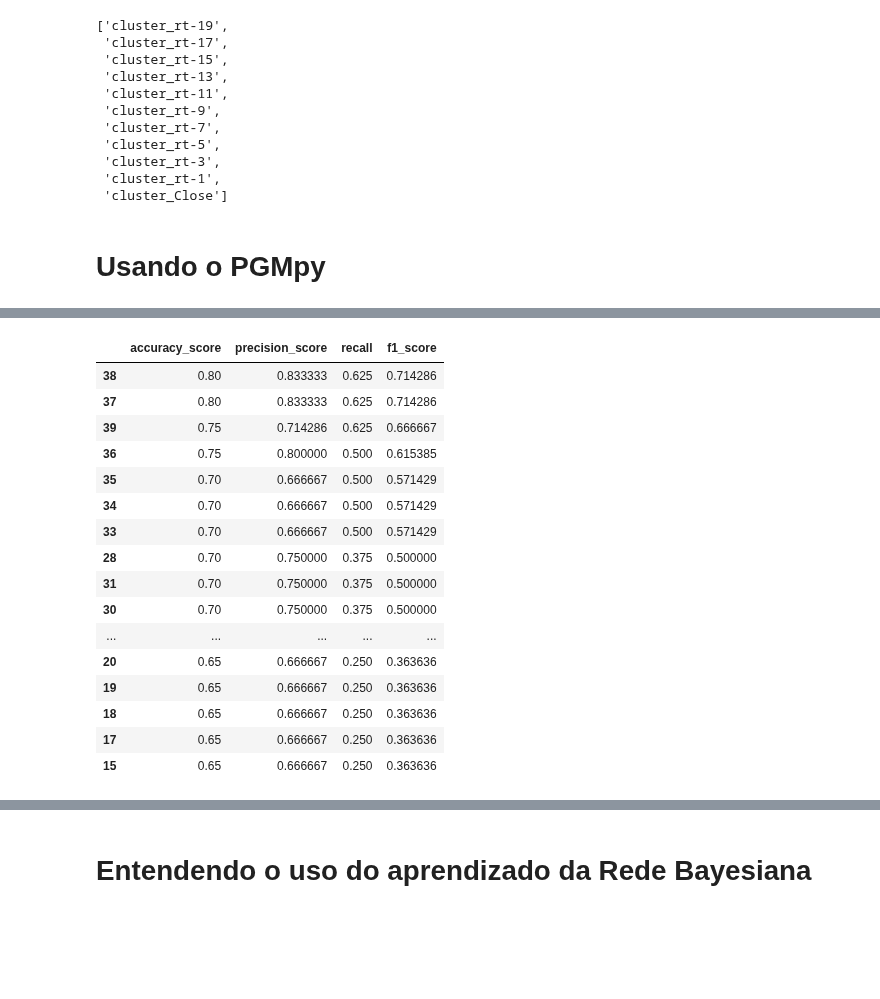
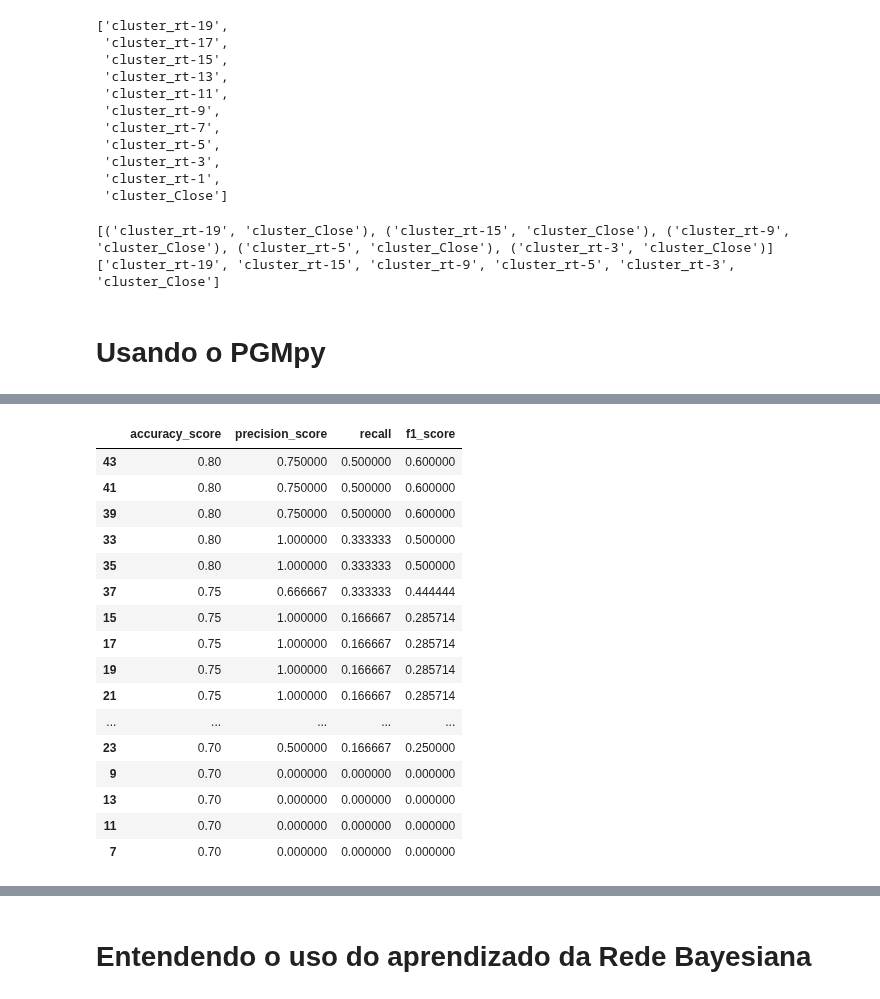
Before and after one commit to cafe-com-analytics/stock_market_index_daily_direction, a Jupyter notebook: notebooks/01_ibovespa_using_pomegranate_pgmpy.ipynb, the cells around one changed output, grey strips where cells are left out. Saved outputs shown, nothing was run; the diff lists cells and outputs as text; code cells hidden in the pictures; blank space fills up the shorter version.

```diff
--- a/notebooks/01_ibovespa_using_pomegranate_pgmpy.ipynb
+++ b/notebooks/01_ibovespa_using_pomegranate_pgmpy.ipynb
@@ -190,7 +230,7 @@ Constraint Graph
 # %%
 ntest = 20
 # %%
-for days_before in np.arange(20, 100, 2):
+for days_before in np.arange(7, 45, 2):
     model = BayesianNetwork.from_samples(
         df_clustered[-days_before-ntest:-ntest], algorithm='exact', state_names=lst_cluster, reduce_dataset=False, n_jobs=-1,
         constraint_graph=a
@@ -209,7 +272,7 @@ X_pred = []
 X_real = df_clustered[-ntest:]
 metrics = {}
 
-for cont in np.arange(11, 60, 2):
+for cont in np.arange(7, 45, 2):
     X_train = df_clustered[-ntest-cont:-ntest].copy()
     X_test = df_clustered[-ntest:].copy()
     X_test.iloc[:, -1] = None
@@ -318,6 +386,6 @@ KeyError: 'accuracy_score'
 # %%
 ntest = 20
-h = np.arange(10, 60, 2)
+h = np.arange(7, 45, 2)
 ntotal = df.shape[0]
 X_predict = []
 X_real = df_clustered[-ntest:]
@@ -401,6 +496,25 @@ X_train.columns.tolist()
  'cluster_rt-3',
  'cluster_rt-1',
  'cluster_Close']
+# %%
+lst_nodes = [
+'cluster_rt-19',
+'cluster_rt-15',
+'cluster_rt-9',
+'cluster_rt-5',
+'cluster_rt-3'
+]
+
+lst_pair_nodes = [(item , 'cluster_Close') for item in lst_nodes]
+print(lst_pair_nodes)
+# [('cluster_rt-15', 'cluster_Close'), ('cluster_rt-13', 'cluster_Close'), ('cluster_rt-9', 'cluster_Close'), ('cluster_rt-7', 'cluster_Close')]
+
+lst_nodes_close = lst_nodes.copy()
+lst_nodes_close.append('cluster_Close')
+print(lst_nodes_close)
+# %% [output]
+[('cluster_rt-19', 'cluster_Close'), ('cluster_rt-15', 'cluster_Close'), ('cluster_rt-9', 'cluster_Close'), ('cluster_rt-5', 'cluster_Close'), ('cluster_rt-3', 'cluster_Close')]
+['cluster_rt-19', 'cluster_rt-15', 'cluster_rt-9', 'cluster_rt-5', 'cluster_rt-3', 'cluster_Close']
 # %% [markdown]
 # Usando o PGMpy
 # %%
@@ -408,7 +522,7 @@ X_train.columns.tolist()
 ntest = 20
 ntotal = 10
 # janela = 180
-lst_janelas = np.arange(15, 40, 1)
+lst_janelas = np.arange(7, 45, 2)
 
 # X_train = df_clustered[:-ntest]
 # X_test = df_clustered[-ntest:]
@@ -427,16 +541,17 @@ for janela in lst_janelas:
     resultado = {}
     for i, item in enumerate(X_test.index):
         X_train = df_clustered[-janela-ntest+i:-ntest+i]
-    #     X_train = df_clustered[:-ntest+i]
+
         evidence = {
+            'cluster_rt-19': X_test.loc[item]['cluster_rt-19'],
             'cluster_rt-15': X_test.loc[item]['cluster_rt-15'],
-            'cluster_rt-13': X_test.loc[item]['cluster_rt-13'],
             'cluster_rt-9': X_test.loc[item]['cluster_rt-9'],
-            'cluster_rt-7': X_test.loc[item]['cluster_rt-7']
-            }
-        model = BayesianModel([('cluster_rt-15', 'cluster_Close'), ('cluster_rt-13', 'cluster_Close'), ('cluster_rt-9', 'cluster_Close'), ('cluster_rt-7', 'cluster_Close')])
+            'cluster_rt-5': X_test.loc[item]['cluster_rt-5'],
+            'cluster_rt-3': X_test.loc[item]['cluster_rt-3']
+        }
+        model = BayesianModel(lst_pair_nodes)
         model.cpds = []
-        model.fit(X_train[['cluster_rt-15', 'cluster_rt-13','cluster_rt-9', 'cluster_rt-7', 'cluster_Close']], estimator=BayesianEstimator, prior_type="k2", complete_samples_only=False, n_jobs=-1)
+        model.fit(X_train[lst_nodes_close], estimator=BayesianEstimator, prior_type="k2", complete_samples_only=False, n_jobs=-1)
 
         predict = predict_model(model, evidence=evidence)
 
@@ -460,20 +575,20 @@ Wall time: 49 s
 |  | accuracy_score | precision_score | recall | f1_score |
-| 38 | 0.80 | 0.833333 | 0.625 | 0.714286 |
-| 37 | 0.80 | 0.833333 | 0.625 | 0.714286 |
-| 39 | 0.75 | 0.714286 | 0.625 | 0.666667 |
-| 36 | 0.75 | 0.800000 | 0.500 | 0.615385 |
-| 35 | 0.70 | 0.666667 | 0.500 | 0.571429 |
-| 34 | 0.70 | 0.666667 | 0.500 | 0.571429 |
-| 33 | 0.70 | 0.666667 | 0.500 | 0.571429 |
-| 28 | 0.70 | 0.750000 | 0.375 | 0.500000 |
-| 31 | 0.70 | 0.750000 | 0.375 | 0.500000 |
-| 30 | 0.70 | 0.750000 | 0.375 | 0.500000 |
+| 43 | 0.80 | 0.750000 | 0.500000 | 0.600000 |
+| 41 | 0.80 | 0.750000 | 0.500000 | 0.600000 |
+| 39 | 0.80 | 0.750000 | 0.500000 | 0.600000 |
+| 33 | 0.80 | 1.000000 | 0.333333 | 0.500000 |
+| 35 | 0.80 | 1.000000 | 0.333333 | 0.500000 |
+| 37 | 0.75 | 0.666667 | 0.333333 | 0.444444 |
+| 15 | 0.75 | 1.000000 | 0.166667 | 0.285714 |
+| 17 | 0.75 | 1.000000 | 0.166667 | 0.285714 |
+| 19 | 0.75 | 1.000000 | 0.166667 | 0.285714 |
+| 21 | 0.75 | 1.000000 | 0.166667 | 0.285714 |
 | ... | ... | ... | ... | ... |
-| 20 | 0.65 | 0.666667 | 0.250 | 0.363636 |
-| 19 | 0.65 | 0.666667 | 0.250 | 0.363636 |
-| 18 | 0.65 | 0.666667 | 0.250 | 0.363636 |
-| 17 | 0.65 | 0.666667 | 0.250 | 0.363636 |
-| 15 | 0.65 | 0.666667 | 0.250 | 0.363636 |
+| 23 | 0.70 | 0.500000 | 0.166667 | 0.250000 |
+| 9 | 0.70 | 0.000000 | 0.000000 | 0.000000 |
+| 13 | 0.70 | 0.000000 | 0.000000 | 0.000000 |
+| 11 | 0.70 | 0.000000 | 0.000000 | 0.000000 |
+| 7 | 0.70 | 0.000000 | 0.000000 | 0.000000 |
 # %%
 resultado
 # %% [output]
```
Also changed, not shown: parts of 27 cells of this notebook.
